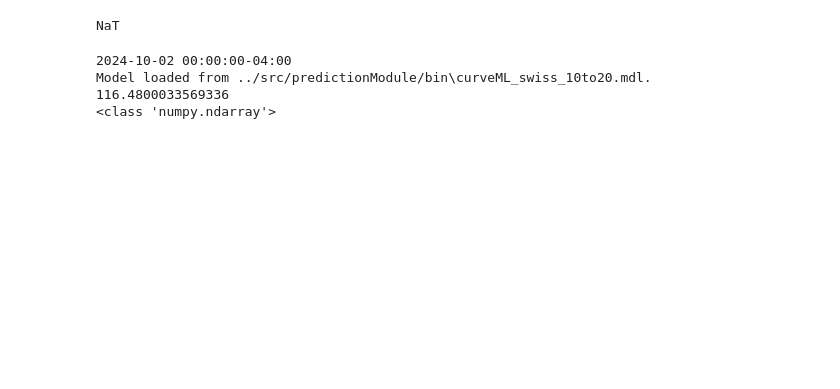
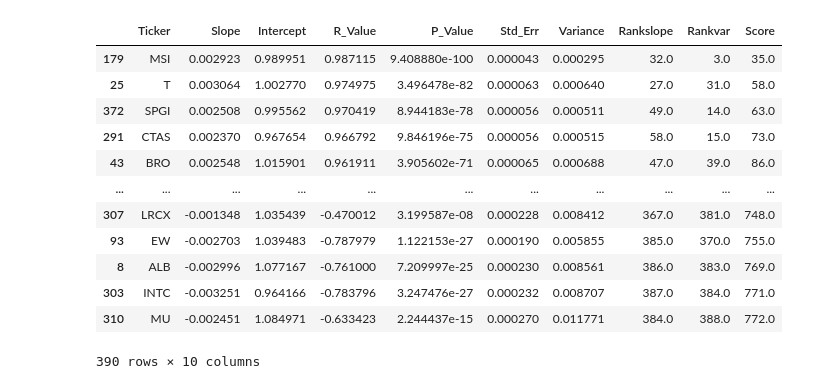
Before and after one commit to KImeriGitHub/RandomOdyssey, a Jupyter notebook: notebooks/sandbox.ipynb, the cells around one changed output. Drawn from its saved outputs; the diff is of its cells as text; code cells hidden in the pictures; blank space fills up the shorter version.

```diff
--- a/notebooks/sandbox.ipynb
+++ b/notebooks/sandbox.ipynb
@@ -58,28 +50,0 @@ alltickers = YamlTickerInOut("../src/stockGroups").loadFromFile("group_all.yaml"
-# %%
-pd.Timestamp(None)
-# %% [output]
-NaT
-# %%
-assetG = AssetFileInOut("../src/database").loadFromFile('NVO')
-priceData = assetG.shareprice.iloc[-21:-1]["Close"]
-priceData = priceData.resample('B').mean().dropna()
-
-print(priceData.index[-1])
-
-assets=AssetFileInOut("../src/stockGroups/bin").loadDictFromFile("group_swiss_over20years")
-
-startDate=pd.Timestamp(year=2010,month=1,day=4, tz='UTC')
-endDate=pd.Timestamp(year=2020,month=1,day=4, tz='UTC')
-
-curveML = CurveML(assets, startDate, endDate)
-curveML.loadModel("../src/predictionModule/bin", "curveML_swiss_10to20")
-
-a=curveML.predictNextPrices(priceData, 'TEST',1)
-
-print(priceData.values[-1])
-print(type(a))
-# %% [output]
-2024-10-02 00:00:00-04:00
-Model loaded from ../src/predictionModule/bin\curveML_swiss_10to20.mdl.
-116.4800033569336
-<class 'numpy.ndarray'>
@@ -85,0 +66,16 @@ Model loaded from ../src/predictionModule/bin\curveML_swiss_10to20.mdl.
+# %%
+res
+# %% [output]
+|  | Ticker | Slope | Intercept | R_Value | P_Value | Std_Err | Variance | Rankslope | Rankvar | Score |
+| 179 | MSI | 0.002923 | 0.989951 | 0.987115 | 9.408880e-100 | 0.000043 | 0.000295 | 32.0 | 3.0 | 35.0 |
+| 25 | T | 0.003064 | 1.002770 | 0.974975 | 3.496478e-82 | 0.000063 | 0.000640 | 27.0 | 31.0 | 58.0 |
+| 372 | SPGI | 0.002508 | 0.995562 | 0.970419 | 8.944183e-78 | 0.000056 | 0.000511 | 49.0 | 14.0 | 63.0 |
+| 291 | CTAS | 0.002370 | 0.967654 | 0.966792 | 9.846196e-75 | 0.000056 | 0.000515 | 58.0 | 15.0 | 73.0 |
+| 43 | BRO | 0.002548 | 1.015901 | 0.961911 | 3.905602e-71 | 0.000065 | 0.000688 | 47.0 | 39.0 | 86.0 |
+| ... | ... | ... | ... | ... | ... | ... | ... | ... | ... | ... |
+| 307 | LRCX | -0.001348 | 1.035439 | -0.470012 | 3.199587e-08 | 0.000228 | 0.008412 | 367.0 | 381.0 | 748.0 |
+| 93 | EW | -0.002703 | 1.039483 | -0.787979 | 1.122153e-27 | 0.000190 | 0.005855 | 385.0 | 370.0 | 755.0 |
+| 8 | ALB | -0.002996 | 1.077167 | -0.761000 | 7.209997e-25 | 0.000230 | 0.008561 | 386.0 | 383.0 | 769.0 |
+| 303 | INTC | -0.003251 | 0.964166 | -0.783796 | 3.247476e-27 | 0.000232 | 0.008707 | 387.0 | 384.0 | 771.0 |
+| 310 | MU | -0.002451 | 1.084971 | -0.633423 | 2.244437e-15 | 0.000270 | 0.011771 | 384.0 | 388.0 | 772.0 |
+390 rows × 10 columns
```
Also changed, not shown: parts of 9 cells of this notebook, 4 other files.
